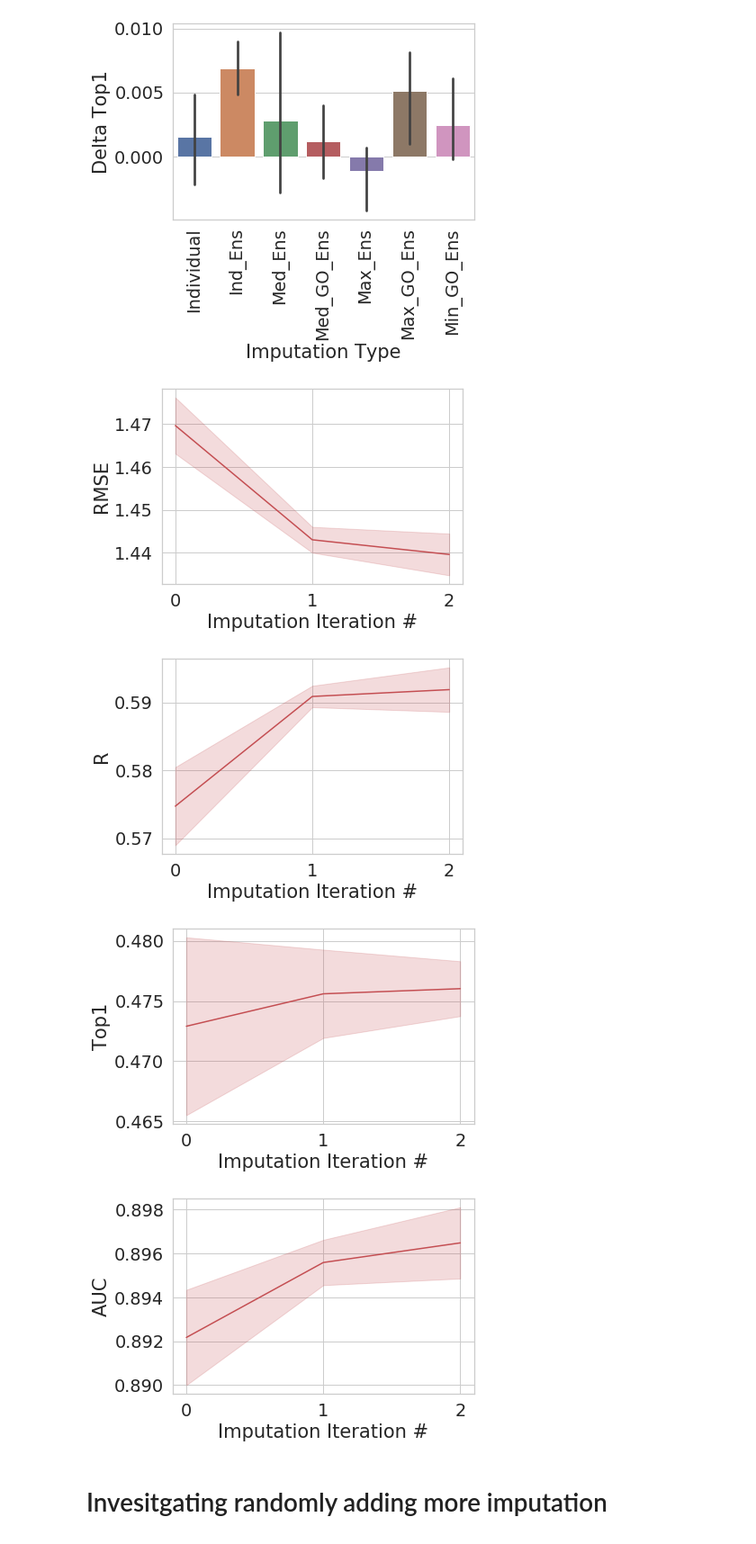
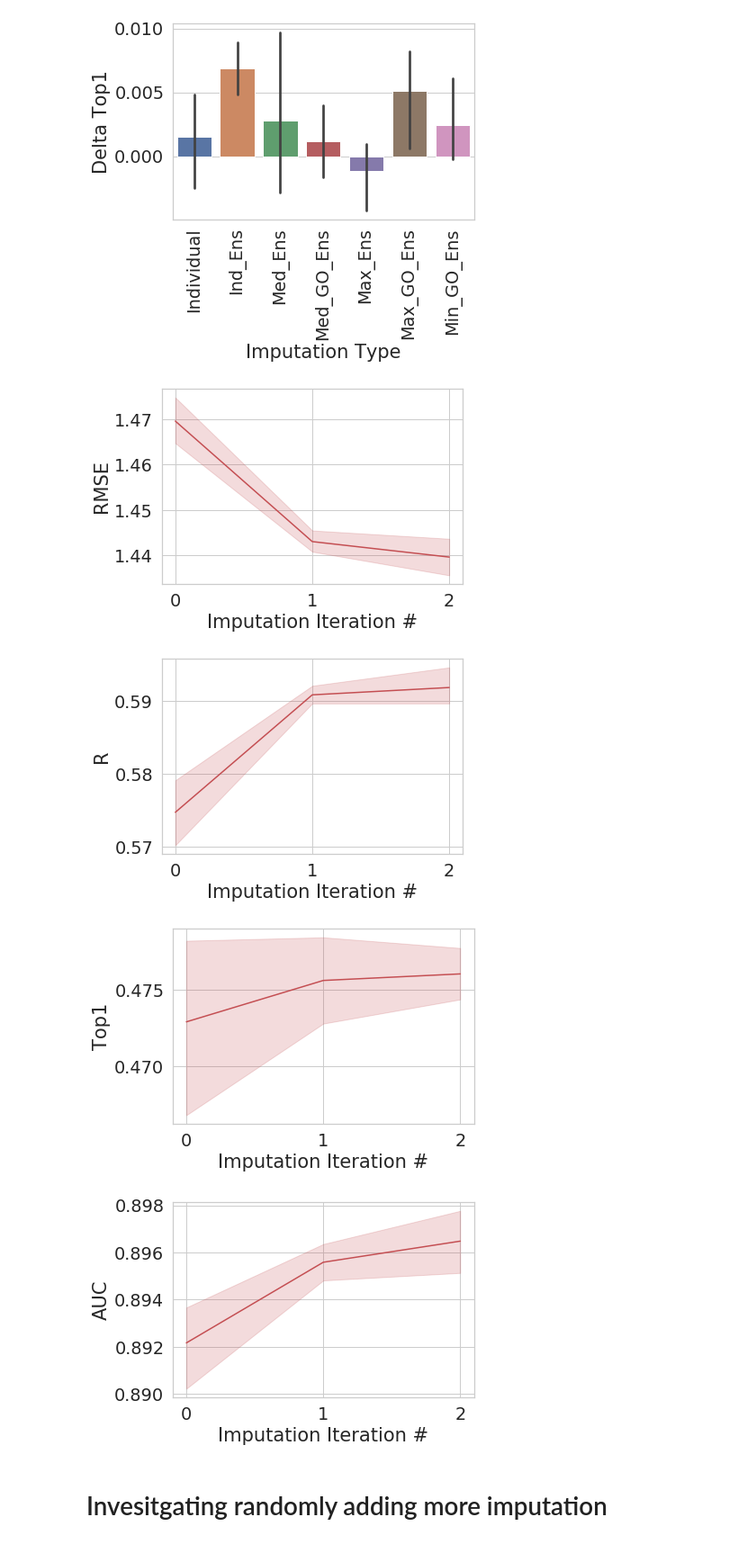
Before and after one commit to francoep/ImputationPaper, a Jupyter notebook: generate_figures.ipynb, the cells around one changed output. Shown at 90% size. Drawn from its saved outputs; the diff is of its cells as text; code cells hidden in the pictures.

```diff
--- a/generate_figures.ipynb
+++ b/generate_figures.ipynb
@@ -308,34 +310,34 @@ plt.savefig('figures/ComparingImpStylesTop1.pdf',bbox_inches='tight')
 [figure]
 # %%
 tmp=df[df["Imputation Type"]=='Med_GO_Ens']
-sns.lineplot(data=tmp,x='Imputation Iteration #',y='RMSE',ci='sd',color=(0.7686274509803922, 0.3058823529411765, 0.3215686274509804))
+sns.lineplot(data=tmp,x='Imputation Iteration #',y='RMSE',ci=95,color=(0.7686274509803922, 0.3058823529411765, 0.3215686274509804))
 plt.xticks(ticks=[0,1,2],labels=['0','1','2'])
 #plt.legend(bbox_to_anchor=(1.02,1),loc='upper left',borderaxespad=0)
 plt.savefig('figures/MedGOEnsRMSE.pdf',bbox_inches='tight')
 plt.show()
 
-sns.lineplot(data=tmp,x='Imputation Iteration #',y='R',ci='sd',color=(0.7686274509803922, 0.3058823529411765, 0.3215686274509804))
+sns.lineplot(data=tmp,x='Imputation Iteration #',y='R',ci=95,color=(0.7686274509803922, 0.3058823529411765, 0.3215686274509804))
 plt.xticks(ticks=[0,1,2],labels=['0','1','2'])
 #plt.legend(bbox_to_anchor=(1.02,1),loc='upper left',borderaxespad=0)
 plt.savefig('figures/MedGOEnsR.pdf',bbox_inches='tight')
 plt.show()
 
-sns.lineplot(data=tmp,x='Imputation Iteration #',y='Top1',ci='sd',color=(0.7686274509803922, 0.3058823529411765, 0.3215686274509804))
+sns.lineplot(data=tmp,x='Imputation Iteration #',y='Top1',ci=95,color=(0.7686274509803922, 0.3058823529411765, 0.3215686274509804))
 plt.xticks(ticks=[0,1,2],labels=['0','1','2'])
 #plt.legend(bbox_to_anchor=(1.02,1),loc='upper left',borderaxespad=0)
 plt.savefig('figures/MedGOEnsTop1.pdf',bbox_inches='tight')
 plt.show()
 
-sns.lineplot(data=tmp,x='Imputation Iteration #',y='AUC',ci='sd',color=(0.7686274509803922, 0.3058823529411765, 0.3215686274509804))
+sns.lineplot(data=tmp,x='Imputation Iteration #',y='AUC',ci=95,color=(0.7686274509803922, 0.3058823529411765, 0.3215686274509804))
 plt.xticks(ticks=[0,1,2],labels=['0','1','2'])
 #plt.legend(bbox_to_anchor=(1.02,1),loc='upper left',borderaxespad=0)
 plt.savefig('figures/MedGOEnsAUC.pdf',bbox_inches='tight')
 plt.show()
 # %% [output]
-[figure, old version]
+[figure, new version]
-[figure, old version]
+[figure, new version]
-[figure, old version]
+[figure, new version]
-[figure, old version]
+[figure, new version]
 # %% [markdown]
 # Invesitgating randomly adding more imputation
 # %%
```
Also changed, not shown: parts of 9 cells of this notebook, 16 other files.
